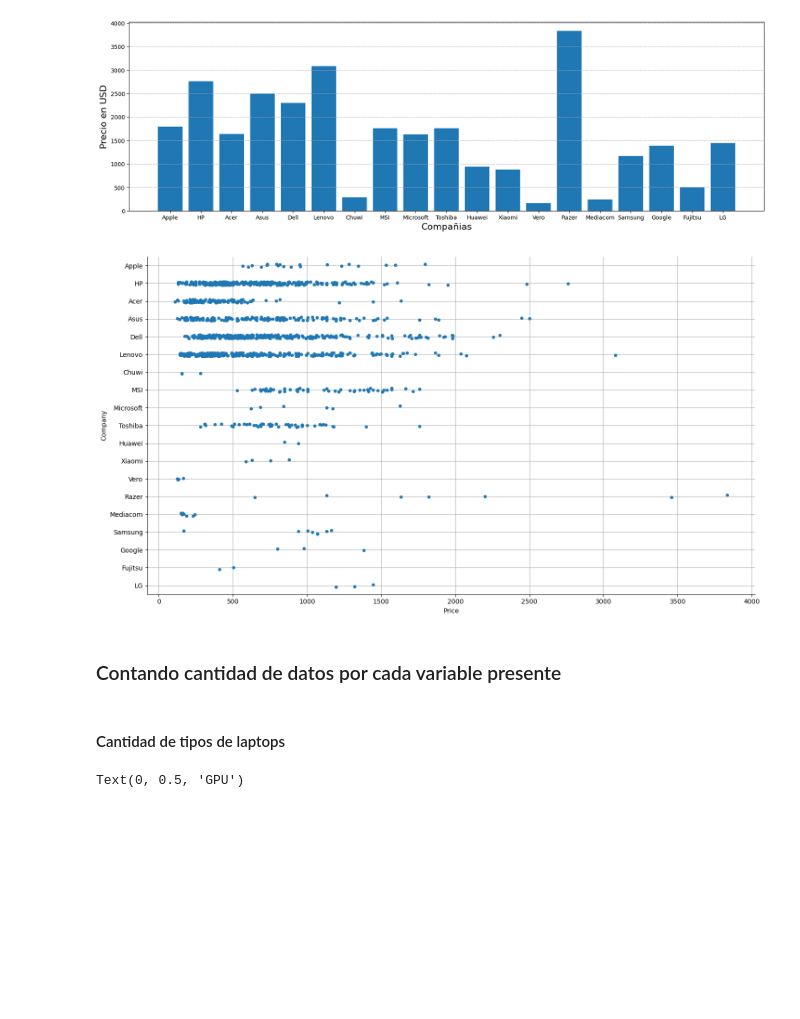
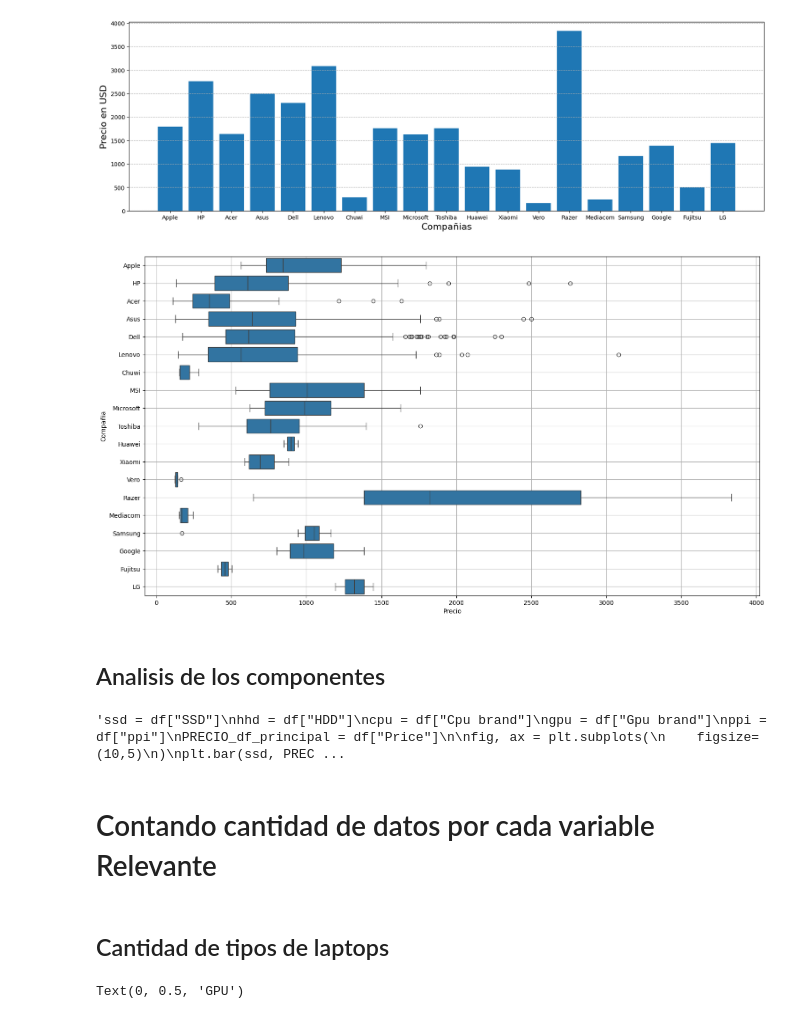
Before and after one commit to PGMGSnacks/Data-Science, a Jupyter notebook: AnalisysC.ipynb, the cells around one changed output. Drawn from its saved outputs; the diff is of its cells as text; code cells hidden in the pictures; blank space fills up the shorter version.

Commit message:
Actividad II- Visualizaciones y EDA. Segundo commit, correciones referentes al orden y graficos usados

```diff
--- a/AnalisysC.ipynb
+++ b/AnalisysC.ipynb
@@ -68,17 +72,38 @@ ax = plt.ylabel("Precio en USD", fontsize=16)
 # %%
 #Grafico de dispersion de la relacion entre la marca de laptop y el precio
 Precio = df["Price"]
 Compañia = df["Company"]
 
-
-sns.catplot(df, x=Precio, y=Compañia, height=8, aspect=1.8)
+fig, ax = plt.subplots(
+    figsize=(18,10)
+)
+sns.boxplot(df, x=Precio, y=Compañia)
+plt.xlabel("Precio")
+plt.ylabel("Compañia")
 plt.grid(True)
 # %% [output]
-[figure, old version]
+[figure, new version]
+# %% [markdown]
+## Analisis de los componentes
+# %%
+#Correcciones necesarias
+"""ssd = df["SSD"]
+hhd = df["HDD"]
+cpu = df["Cpu brand"]
+gpu = df["Gpu brand"]
+ppi = df["ppi"]
+PRECIO_df_principal = df["Price"]
+
+fig, ax = plt.subplots(
+    figsize=(10,5)
+)
+plt.bar(ssd, PRECIO_df_principal)"""
+# %% [output]
+'ssd = df["SSD"]\nhhd = df["HDD"]\ncpu = df["Cpu brand"]\ngpu = df["Gpu brand"]\nppi = df["ppi"]\nPRECIO_df_principal = df["Price"]\n\nfig, ax = plt.subplots(\n    figsize=(10,5)\n)\nplt.bar(ssd, PREC ...
 # %% [markdown]
-### Contando cantidad de datos por cada variable presente
+# Contando cantidad de datos por cada variable Relevante
 # %% [markdown]
-#### Cantidad de tipos de laptops
+## Cantidad de tipos de laptops
 # %%
 #SEABORN
 data_company = df["Company"]
```
Also changed, not shown: parts of 52 cells of this notebook.
